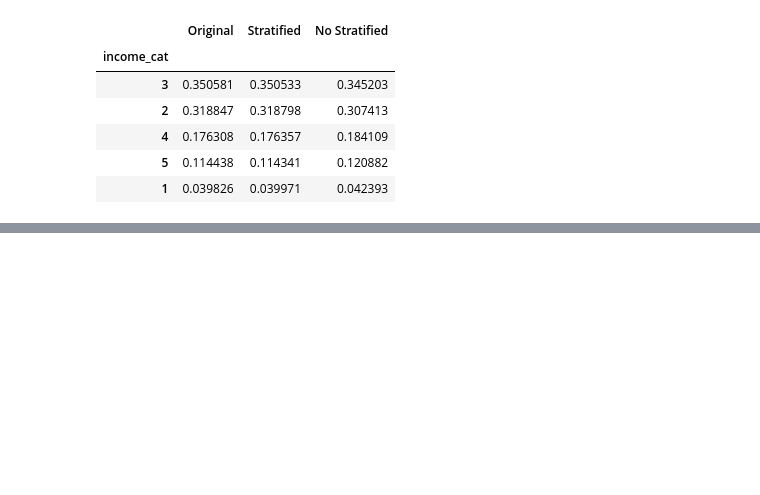
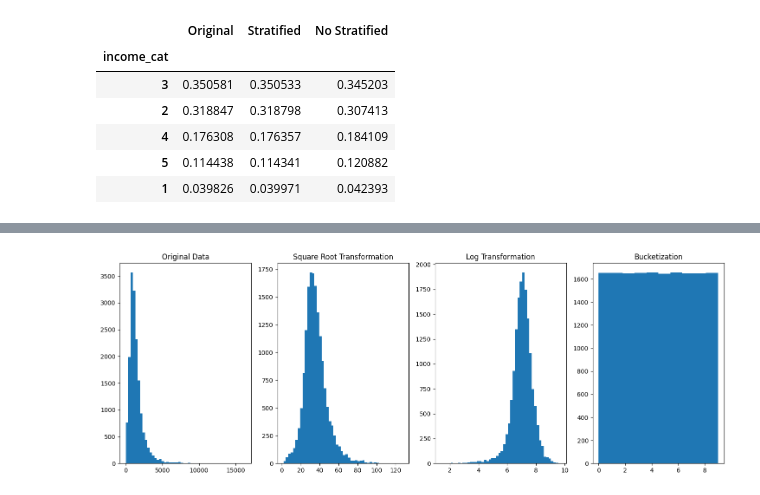
Before and after one commit to DuarteDvv/study, a Jupyter notebook: machine_learning/chapter2.ipynb, the cells around one changed output, grey strips where cells are left out. Cells and saved outputs as stored; diff of their text form; code cells hidden in the pictures; blank space fills up the shorter version.

```diff
--- a/machine_learning/chapter2.ipynb
+++ b/machine_learning/chapter2.ipynb
@@ -183,0 +242,6 @@ comparison
+# %%
+housing['population per household'] = housing['population'] / housing['households']
+housing['rooms per household'] = housing['total_rooms'] / housing['households']
+housing['bedrooms per room'] = housing['total_bedrooms'] / housing['total_rooms']
+
+housing.corr(numeric_only=True)['median_house_value'].sort_values(ascending=False)
@@ -183,0 +403,14 @@ comparison
+# %%
+from sklearn.preprocessing import MinMaxScaler, StandardScaler
+
+min_max_scaler = MinMaxScaler(feature_range=(0, 1))
+min_max_scaler.fit(housing_tr)
+housing_tr_minmax = min_max_scaler.transform(housing_tr)
+
+print(housing_tr_minmax[:3])
+
+standard_scaler = StandardScaler()
+standard_scaler.fit(housing_tr)
+housing_tr_standard = standard_scaler.transform(housing_tr)
+
+print(housing_tr_standard[:3])
@@ -183,0 +438,25 @@ comparison
+# %%
+fig, ((ax1, ax2, ax3, ax4)) = plt.subplots(1, 4, figsize=(18, 6))
+
+# histogramas antes da transformação
+ax1.hist(housing_tr['population'], bins=50)
+ax1.set_title('Original Data')
+
+# square root transformation
+housing_tr_sqrt = np.sqrt(housing_tr['population'])
+ax2.hist(housing_tr_sqrt, bins=50)
+ax2.set_title('Square Root Transformation')
+
+# log transformation
+housing_tr_log = np.log(housing_tr['population'] + 1) # adiciona 1 para evitar log(0)
+ax3.hist(housing_tr_log, bins=50)
+ax3.set_title('Log Transformation')
+
+# Bucketization
+housing_tr_bucketized = pd.qcut(housing_tr['population'], q=10, labels=False, duplicates='drop')
+ax4.hist(housing_tr_bucketized, bins=10)
+ax4.set_title('Bucketization')
+
+plt.show()
+# %% [output]
+[figure, added]
```
Also changed, not shown: parts of 24 cells of this notebook.
